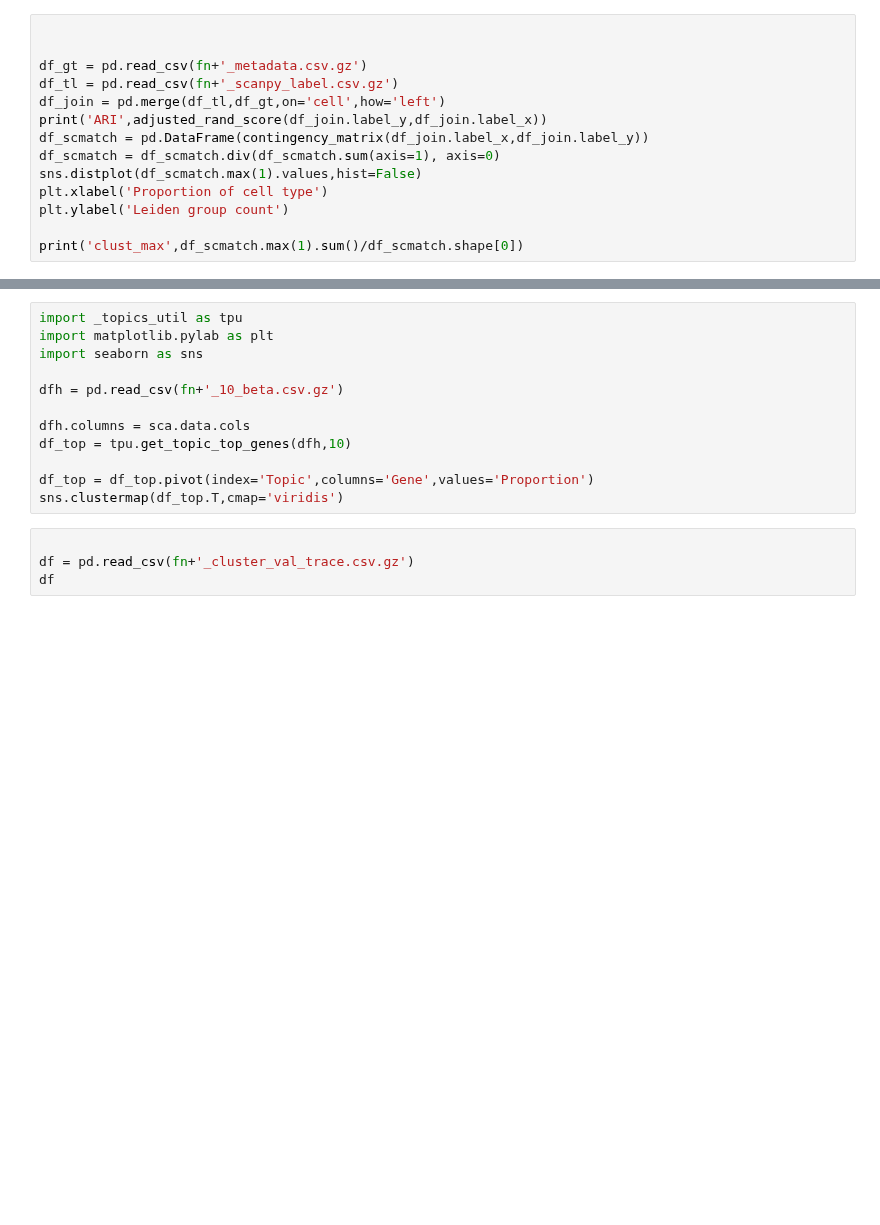
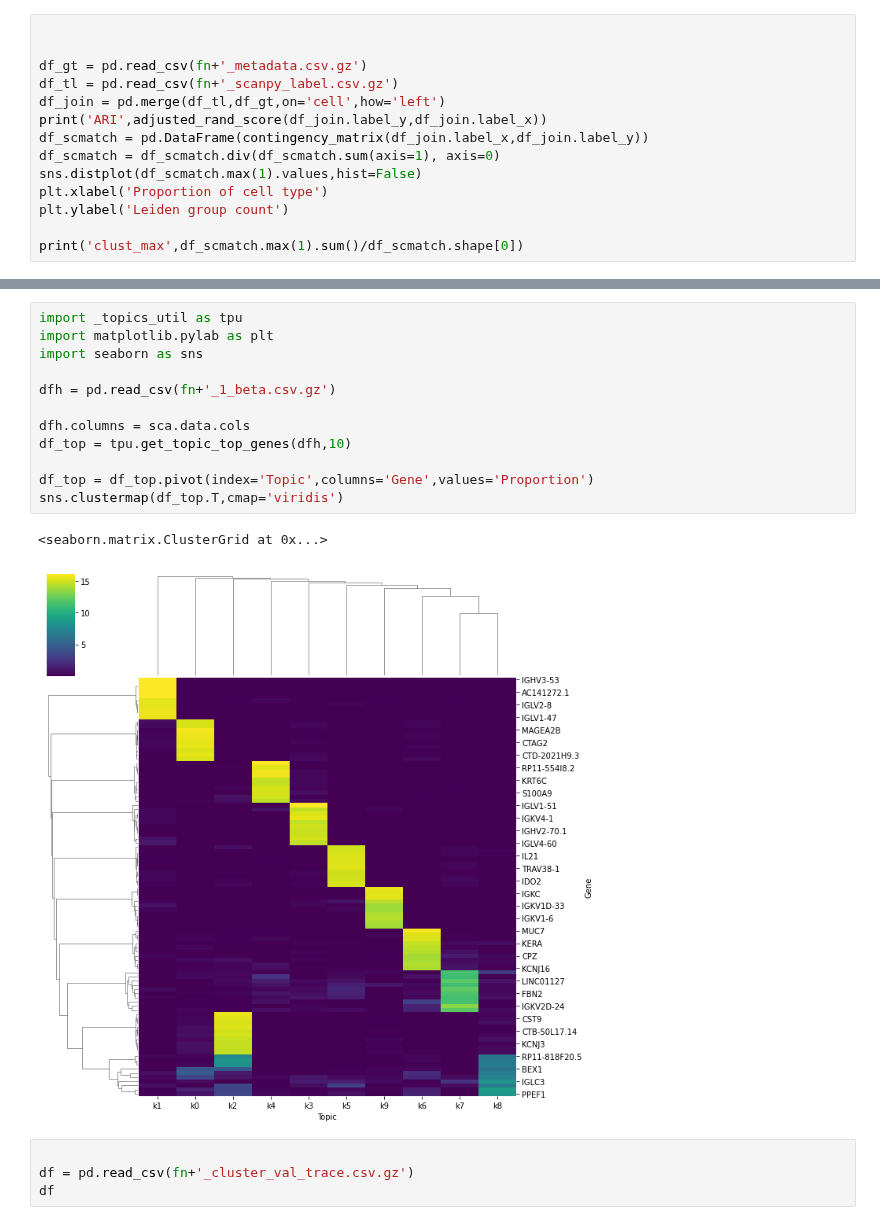
Before and after one commit to causalpathlab/asapp, a Jupyter notebook: asapp/04_cluster_metrics.ipynb, the cells around one changed output, grey strips where cells are left out. Cells and saved outputs as stored; diff of their text form; blank space fills up the shorter version.

```diff
--- a/asapp/04_cluster_metrics.ipynb
+++ b/asapp/04_cluster_metrics.ipynb
@@ -52,15 +60,18 @@ dfv
 # %%
 import _topics_util as tpu
 import matplotlib.pylab as plt
 import seaborn as sns
 
-dfh = pd.read_csv(fn+'_10_beta.csv.gz')
+dfh = pd.read_csv(fn+'_1_beta.csv.gz')
 
 dfh.columns = sca.data.cols
 df_top = tpu.get_topic_top_genes(dfh,10)
 
 df_top = df_top.pivot(index='Topic',columns='Gene',values='Proportion')
 sns.clustermap(df_top.T,cmap='viridis')
+# %% [output]
+<seaborn.matrix.ClusterGrid at 0x...>
+[figure, added]
 # %%
 
 df = pd.read_csv(fn+'_cluster_val_trace.csv.gz')
```
Also changed, not shown: parts of 2 cells of this notebook, 8 other files.
